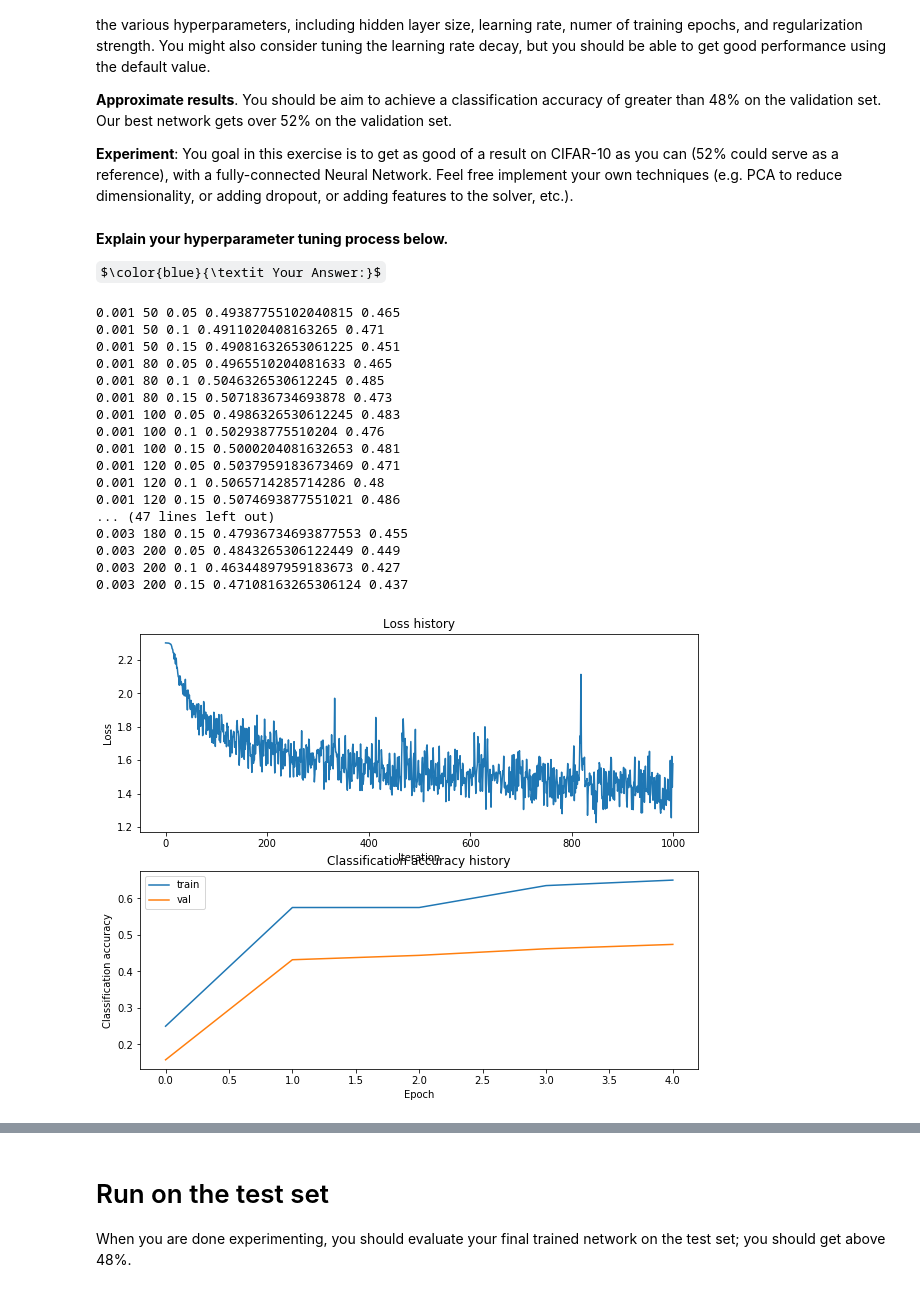
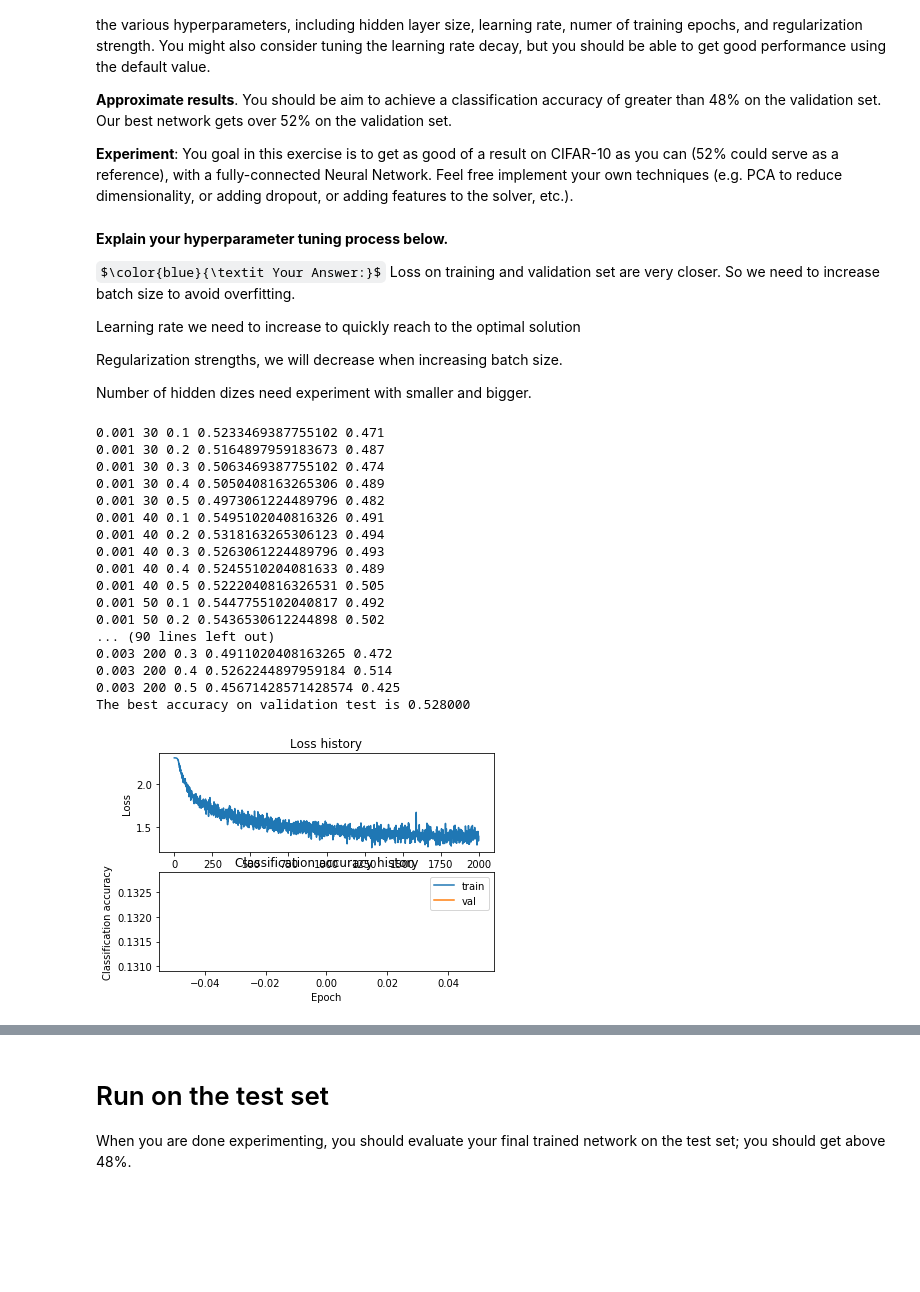
Before and after one commit to canhminhdo/cs231n, a Jupyter notebook: assignment1/two_layer_net.ipynb, the cells around one changed output, grey strips where cells are left out. Cells and saved outputs as stored; diff of their text form; code cells hidden in the pictures; some formulas as TeX source; blank space fills up the shorter version.

```diff
--- a/assignment1/two_layer_net.ipynb
+++ b/assignment1/two_layer_net.ipynb
@@ -290,10 +287,17 @@ show_net_weights(net)
 **Approximate results**. You should be aim to achieve a classification accuracy of greater than 48% on the validation set. Our best network gets over 52% on the validation set.
 
 **Experiment**: You goal in this exercise is to get as good of a result on CIFAR-10 as you can (52% could serve as a reference), with a fully-connected Neural Network. Feel free implement your own techniques (e.g. PCA to reduce dimensionality, or adding dropout, or adding features to the solver, etc.).
-# %% [markdown]
-**Explain your hyperparameter tuning process below.**
-
-$\color{blue}{\textit Your Answer:}$
+# %% [markdown]
+**Explain your hyperparameter tuning process below.**
+
+$\color{blue}{\textit Your Answer:}$
+Loss on training and validation set are very closer. So we need to increase batch size to avoid overfitting.
+
+Learning rate we need to increase to quickly reach to the optimal solution
+
+Regularization strengths, we will decrease when increasing batch size.
+
+Number of hidden dizes need experiment with smaller and bigger.
 # %%
 best_net = None # store the best model into this
 
@@ -317,8 +321,8 @@ best_net = None
 best_stats = None
 
 learning_rates = [0.001, 0.002, 0.003]
-regularization_strengths = [0.05, 0.1, 0.15]
-hidden_sizes = [50, 80, 100, 120, 150, 180, 200]
+regularization_strengths = [0.1, 0.2, 0.3, 0.4, 0.5]
+hidden_sizes = [30, 40 ,50, 80, 100, 150 , 200]
 
 input_size = 32 * 32 * 3
 num_classes = 10
@@ -329,7 +333,7 @@ for lr in learning_rates:
             net = TwoLayerNet(input_size, hidden_size, num_classes)
             # Train the network
             stats = net.train(X_train, y_train, X_val, y_val,
-                    num_iters=1000, batch_size=200,
+                    num_iters=2000, batch_size=512,
                     learning_rate=lr, learning_rate_decay=0.95,
                     reg=reg, verbose=False)
 
@@ -339,48 +343,49 @@ for lr in learning_rates:
             # Predict on the validation set
             val_accuracy = (net.predict(X_val) == y_val).mean()
 
             if val_accuracy > best_val:
                 best_val = val_accuracy
                 best_net = net
                 best_stats = stats
 
             print(lr, hidden_size, reg, train_accuracy, val_accuracy)
 
+print("The best accuracy on validation test is %f" %(best_val))
 # Plot the loss function and train / validation accuracies
 plt.subplot(2, 1, 1)
 plt.plot(best_stats['loss_history'])
 plt.title('Loss history')
 plt.xlabel('Iteration')
 plt.ylabel('Loss')
 
 plt.subplot(2, 1, 2)
 plt.plot(best_stats['train_acc_history'], label='train')
 plt.plot(best_stats['val_acc_history'], label='val')
 plt.title('Classification accuracy history')
 plt.xlabel('Epoch')
 plt.ylabel('Classification accuracy')
 plt.legend()
 plt.show()
 # show net
 show_net_weights(net)
 
 # *****END OF YOUR CODE (DO NOT DELETE/MODIFY THIS LINE)*****
 # %% [output]
-0.001 50 0.05 0.49387755102040815 0.465
-0.001 50 0.1 0.4911020408163265 0.471
-0.001 50 0.15 0.49081632653061225 0.451
-0.001 80 0.05 0.4965510204081633 0.465
-0.001 80 0.1 0.5046326530612245 0.485
-0.001 80 0.15 0.5071836734693878 0.473
-0.001 100 0.05 0.4986326530612245 0.483
-0.001 100 0.1 0.502938775510204 0.476
-0.001 100 0.15 0.5000204081632653 0.481
-0.001 120 0.05 0.5037959183673469 0.471
-0.001 120 0.1 0.5065714285714286 0.48
-0.001 120 0.15 0.5074693877551021 0.486
-... (47 lines left out)
-0.003 180 0.15 0.47936734693877553 0.455
-0.003 200 0.05 0.4843265306122449 0.449
-0.003 200 0.1 0.46344897959183673 0.427
-0.003 200 0.15 0.47108163265306124 0.437
+0.001 30 0.1 0.5233469387755102 0.471
+0.001 30 0.2 0.5164897959183673 0.487
+0.001 30 0.3 0.5063469387755102 0.474
+0.001 30 0.4 0.5050408163265306 0.489
+0.001 30 0.5 0.4973061224489796 0.482
+0.001 40 0.1 0.5495102040816326 0.491
+0.001 40 0.2 0.5318163265306123 0.494
+0.001 40 0.3 0.5263061224489796 0.493
+0.001 40 0.4 0.5245510204081633 0.489
+0.001 40 0.5 0.5222040816326531 0.505
+0.001 50 0.1 0.5447755102040817 0.492
+0.001 50 0.2 0.5436530612244898 0.502
+... (90 lines left out)
+0.003 200 0.3 0.4911020408163265 0.472
+0.003 200 0.4 0.5262244897959184 0.514
+0.003 200 0.5 0.45671428571428574 0.425
+The best accuracy on validation test is 0.528000
-[figure, old version]
+[figure, new version]
```
Also changed, not shown: parts of 10 cells of this notebook.
